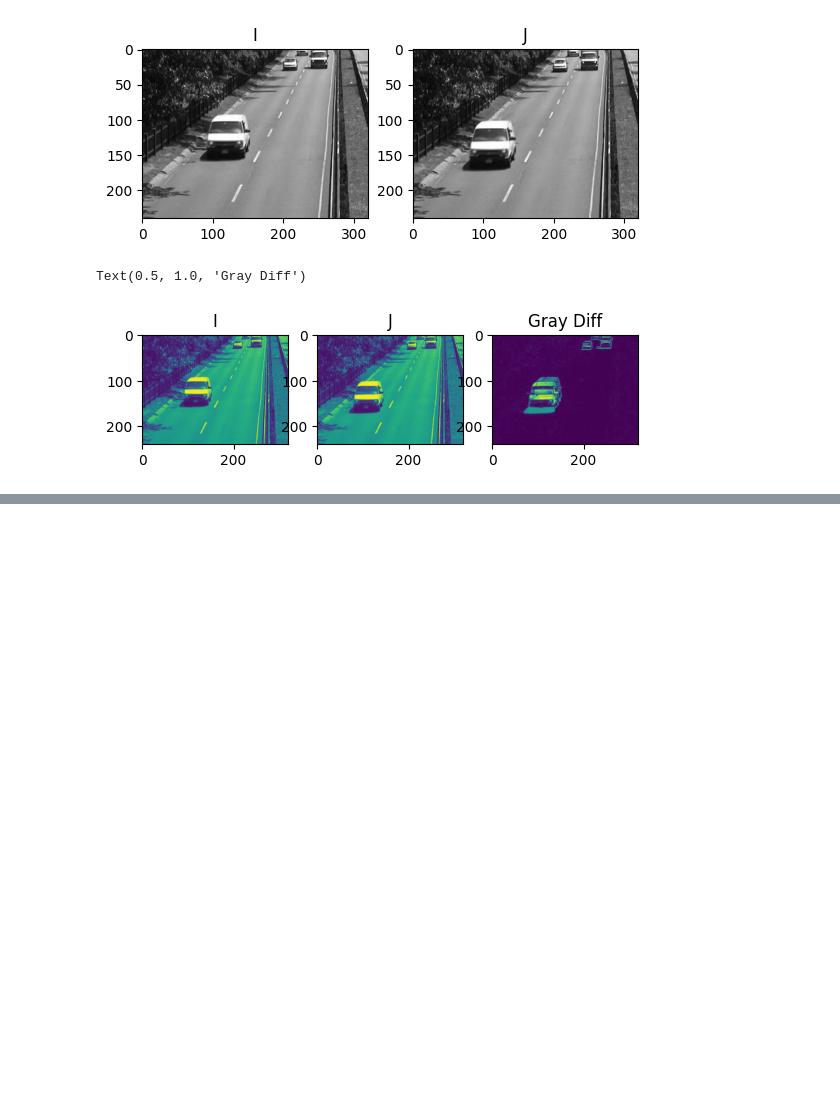
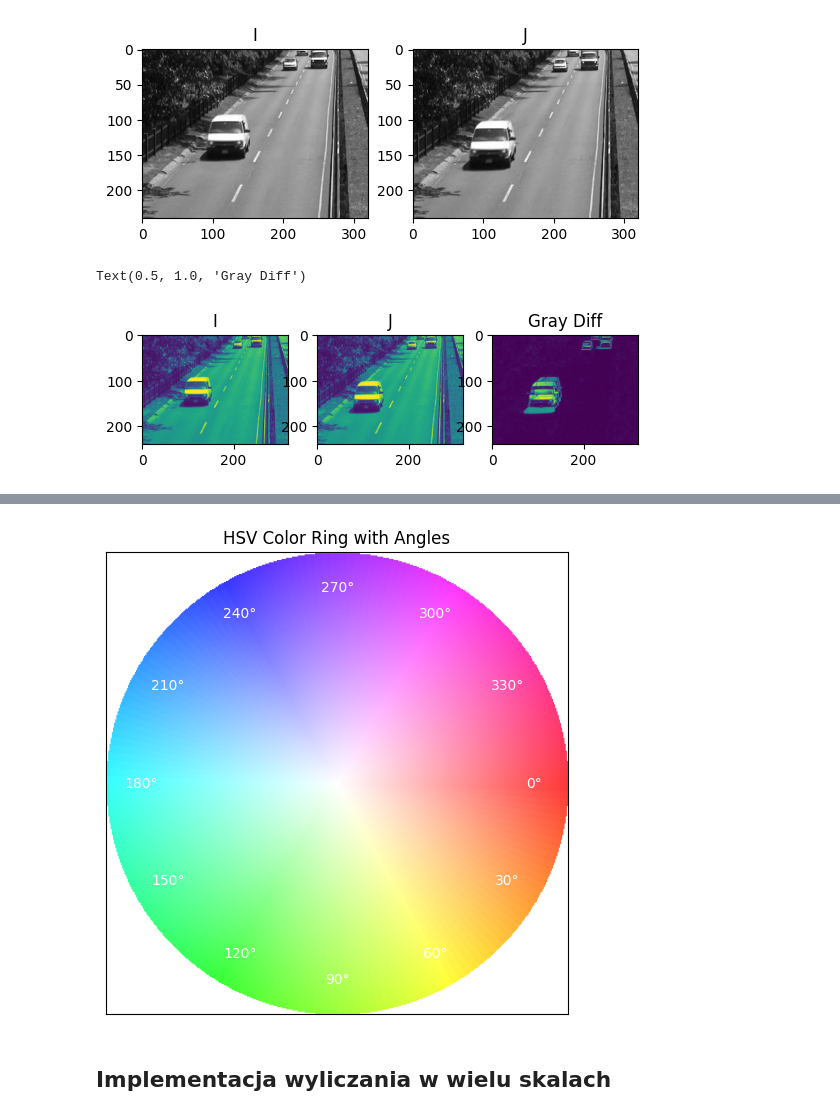
Before and after one commit to jrosa02/ZAW-2025S, a Jupyter notebook: lab04_of/main.ipynb, the cells around one changed output, grey strips where cells are left out. Drawn from its saved outputs; the diff is of its cells as text; code cells hidden in the pictures; blank space fills up the shorter version.

```diff
--- a/lab04_of/main.ipynb
+++ b/lab04_of/main.ipynb
@@ -51,0 +143,38 @@ block_method(I, J)
+# %%
+# Create coordinate grid
+size = 400  # Image size
+radius = size // 2
+Y, X = np.meshgrid(np.arange(size) - radius, np.arange(size) - radius, indexing='xy')
+
+# Compute polar coordinates
+angle = (-1*(np.arctan2(Y, X) * 180 / np.pi)+90) % 360  # Angle in degrees (0-360)
+distance = np.sqrt(X**2 + Y**2)
+
+# Create HSV image (H: 0-179 in OpenCV)
+hsv_image = np.zeros((size, size, 3), dtype=np.uint8)
+hsv_image[..., 0] = (angle / 2).astype(np.uint8)  # Hue
+hsv_image[..., 1] = np.where(distance < radius, distance, 0)  # Saturation
+hsv_image[..., 2] =  255 # Value (keep ring)
+
+# Convert to BGR for display
+bgr_image = cv2.cvtColor(hsv_image, cv2.COLOR_HSV2RGB)
+
+# Plot the image
+fig, ax = plt.subplots(figsize=(6, 6))
+ax.imshow(bgr_image)
+ax.set_xticks([])
+ax.set_yticks([])
+ax.set_title("HSV Color Ring with Angles")
+
+# Annotate angles
+for angle in range(0, 360, 30):
+    rad = np.deg2rad(angle)
+    x = radius + int(radius * 0.85 * np.cos(rad))
+    y = radius + int(radius * 0.85 * np.sin(rad))
+    ax.text(x, y, f"{angle}°", color="white", fontsize=10, ha="center", va="center")
+
+plt.show()
+# %% [output]
+[figure, added]
+# %% [markdown]
+## Implementacja wyliczania w wielu skalach
```
Also changed, not shown: parts of 7 cells of this notebook, 2 other files.
